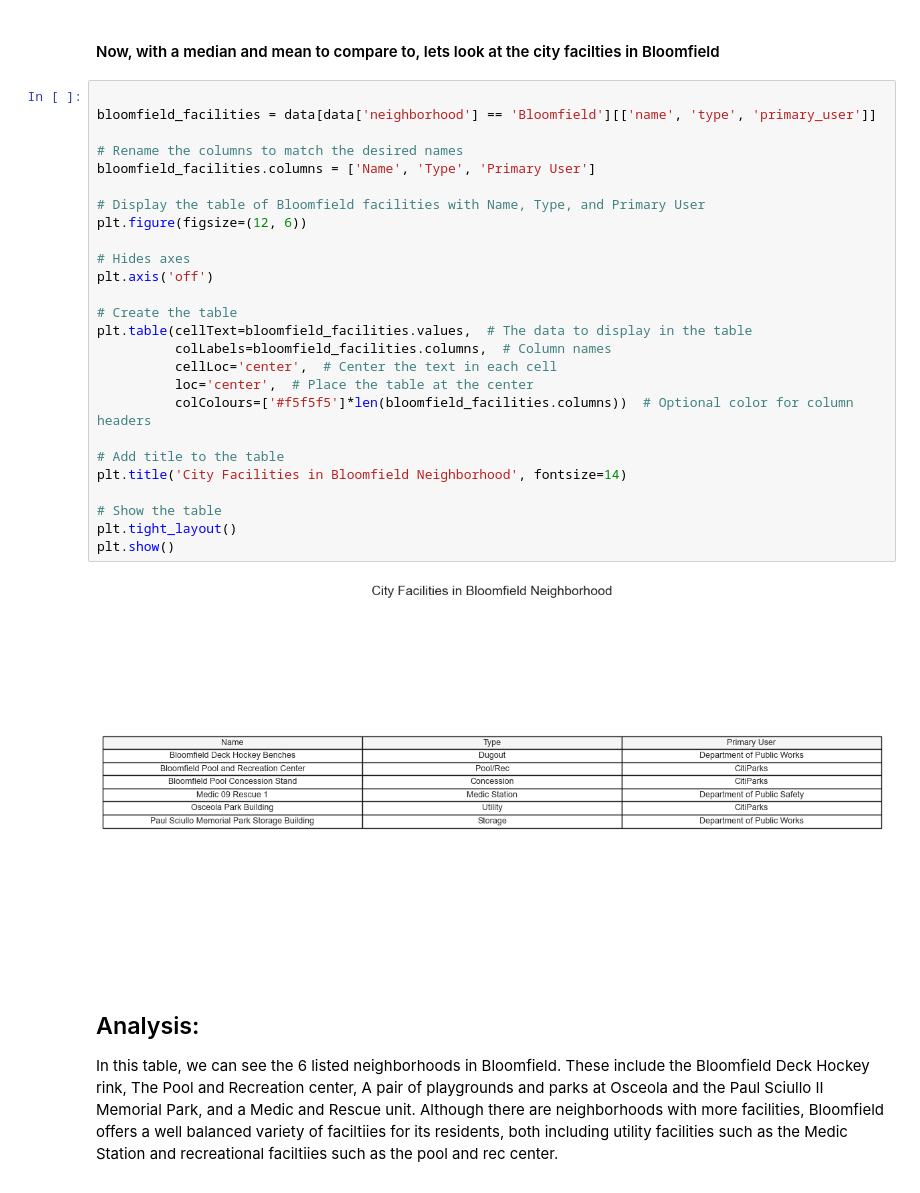
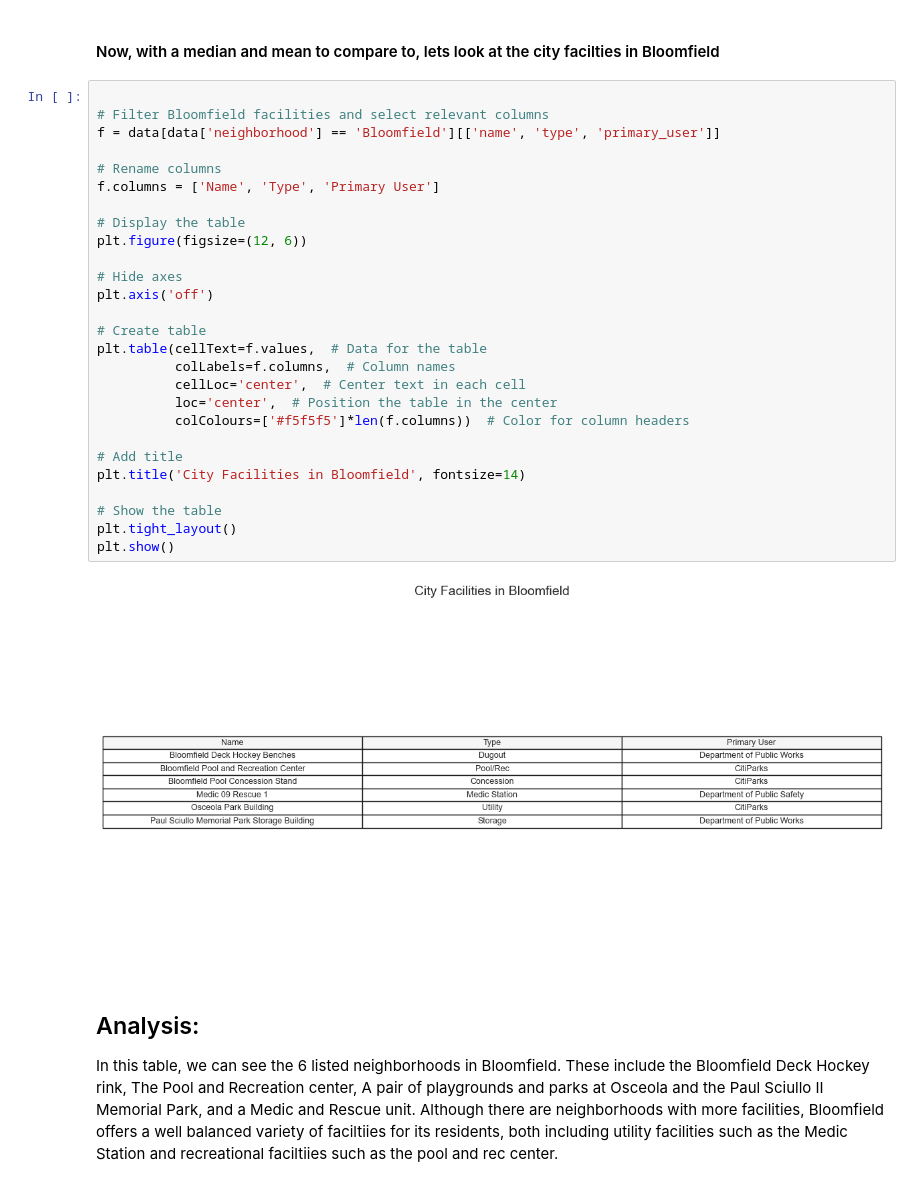
Before and after one commit to eml249/0010-Final-Project-Group-6, a Jupyter notebook: city facilities/facilities_analysis.ipynb, the cells around one changed output. Cells and saved outputs as stored; diff of their text form.

```diff
--- a/city facilities/facilities_analysis.ipynb
+++ b/city facilities/facilities_analysis.ipynb
@@ -132,32 +135,33 @@ Mean: 5.48
 #### Now, with a median and mean to compare to, lets look at the city facilties in Bloomfield
 # %%
 
-bloomfield_facilities = data[data['neighborhood'] == 'Bloomfield'][['name', 'type', 'primary_user']]
+# Filter Bloomfield facilities and select relevant columns
+f = data[data['neighborhood'] == 'Bloomfield'][['name', 'type', 'primary_user']]
 
-# Rename the columns to match the desired names
-bloomfield_facilities.columns = ['Name', 'Type', 'Primary User']
+# Rename columns
+f.columns = ['Name', 'Type', 'Primary User']
 
-# Display the table of Bloomfield facilities with Name, Type, and Primary User
+# Display the table
 plt.figure(figsize=(12, 6))
 
-# Hides axes
+# Hide axes
 plt.axis('off')
 
-# Create the table
-plt.table(cellText=bloomfield_facilities.values,  # The data to display in the table
-          colLabels=bloomfield_facilities.columns,  # Column names
-          cellLoc='center',  # Center the text in each cell
-          loc='center',  # Place the table at the center
-          colColours=['#f5f5f5']*len(bloomfield_facilities.columns))  # Optional color for column headers
+# Create table
+plt.table(cellText=f.values,  # Data for the table
+          colLabels=f.columns,  # Column names
+          cellLoc='center',  # Center text in each cell
+          loc='center',  # Position the table in the center
+          colColours=['#f5f5f5']*len(f.columns))  # Color for column headers
 
-# Add title to the table
-plt.title('City Facilities in Bloomfield Neighborhood', fontsize=14)
+# Add title
+plt.title('City Facilities in Bloomfield', fontsize=14)
 
 # Show the table
 plt.tight_layout()
 plt.show()
 # %% [output]
-[figure, old version]
+[figure, new version]
 # %% [markdown]
 ## Analysis:
 In this table, we can see the 6 listed neighborhoods in Bloomfield. These include the Bloomfield Deck Hockey rink, The Pool and Recreation center, A pair of playgrounds and parks at Osceola and the Paul Sciullo II Memorial Park, and a Medic and Rescue unit. Although there are neighborhoods with more facilities, Bloomfield offers a well balanced variety of faciltiies for its residents, both including utility facilities such as the Medic Station and recreational faciltiies such as the pool and rec center.
```
Also changed, not shown: parts of 1 cell of this notebook.
